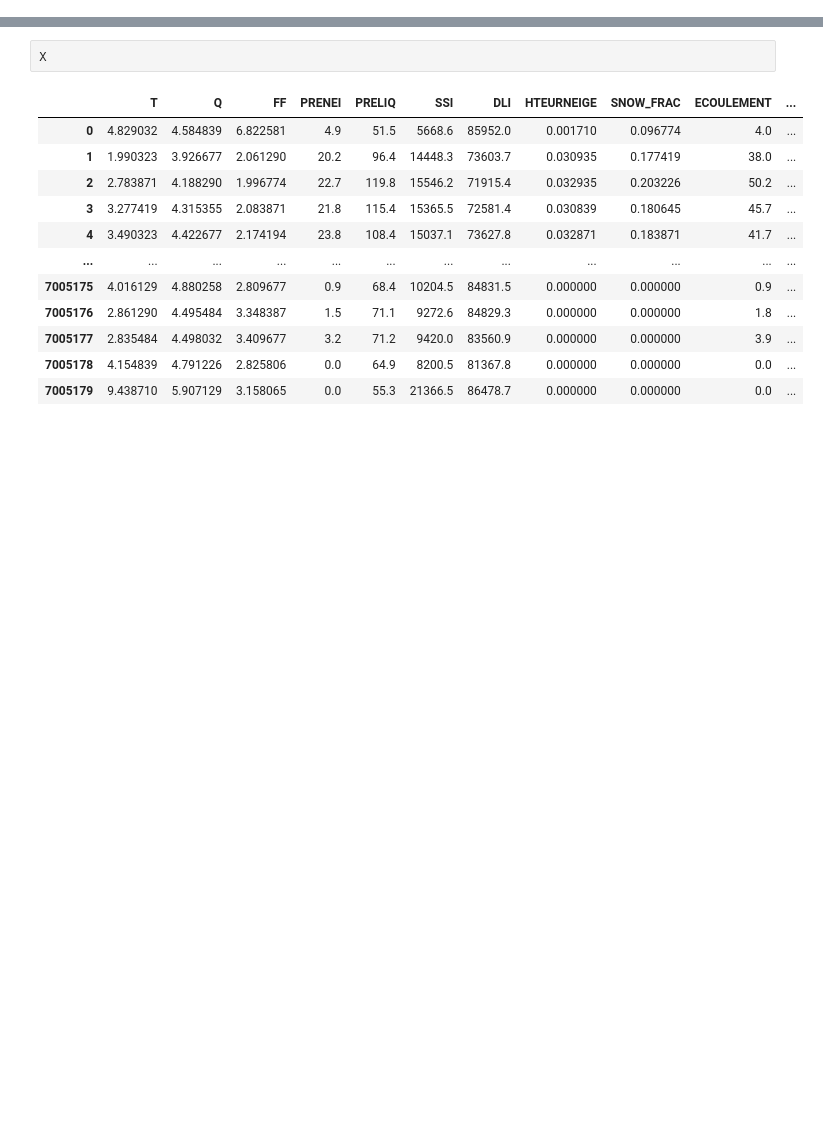
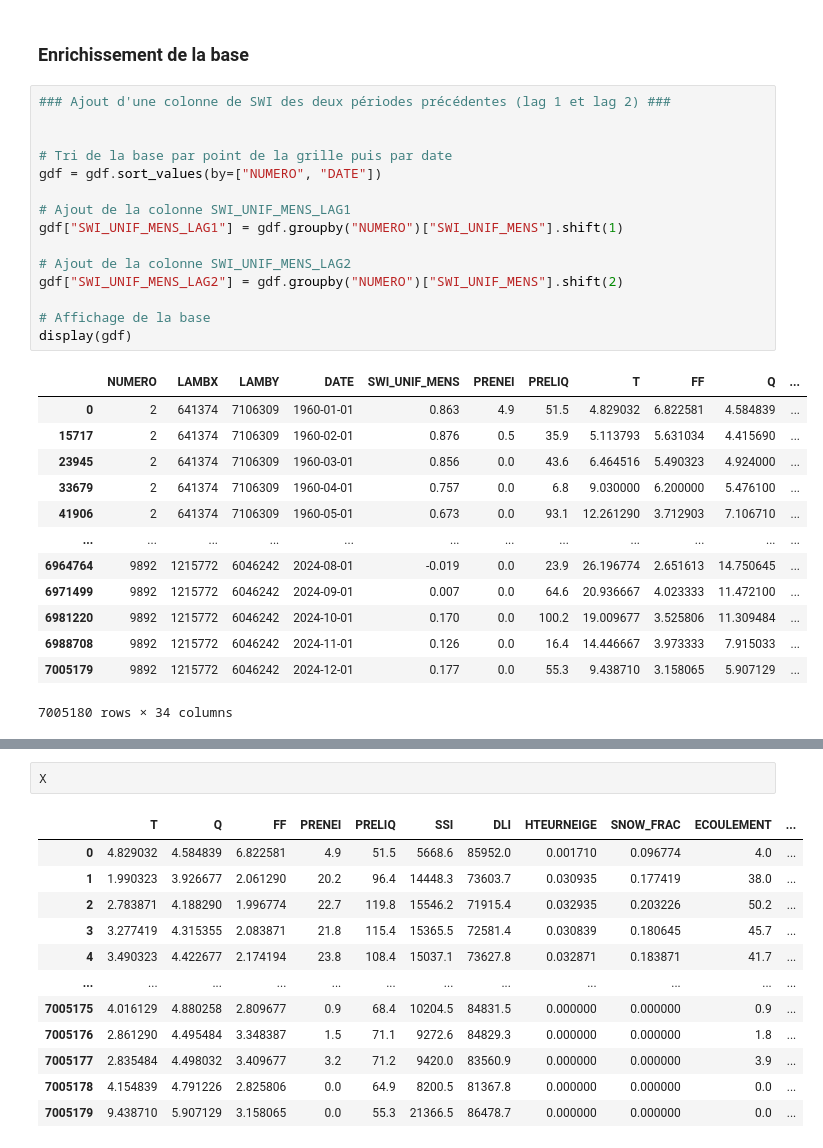
Before and after one commit to Lanouraf/Climate_Risk_Project_SWI_MS_A, a Jupyter notebook: modelisation.ipynb, the cells around one changed output, grey strips where cells are left out. Saved outputs shown, nothing was run; the diff lists cells and outputs as text; blank space fills up the shorter version.

Commit message:
Enrichissement base modélisation (variables lag, cumul et diff) + MAJ commentaires visualisation_stats

```diff
--- a/modelisation.ipynb
+++ b/modelisation.ipynb
@@ -43,3 +85,34 @@ meteo_vars = [
     "WG_RACINE", "WGI_RACINE",
     "TINF_H", "TSUP_H"
 ]
+# %% [markdown]
+### Enrichissement de la base
+# %%
+### Ajout d'une colonne de SWI des deux périodes précédentes (lag 1 et lag 2) ###
+
+
+# Tri de la base par point de la grille puis par date
+gdf = gdf.sort_values(by=["NUMERO", "DATE"])
+
+# Ajout de la colonne SWI_UNIF_MENS_LAG1
+gdf["SWI_UNIF_MENS_LAG1"] = gdf.groupby("NUMERO")["SWI_UNIF_MENS"].shift(1)
+
+# Ajout de la colonne SWI_UNIF_MENS_LAG2
+gdf["SWI_UNIF_MENS_LAG2"] = gdf.groupby("NUMERO")["SWI_UNIF_MENS"].shift(2)
+
+# Affichage de la base
+display(gdf)
+# %% [output]
+|  | NUMERO | LAMBX | LAMBY | DATE | SWI_UNIF_MENS | PRENEI | PRELIQ | T | FF | Q | ... |
+| 0 | 2 | 641374 | 7106309 | 1960-01-01 | 0.863 | 4.9 | 51.5 | 4.829032 | 6.822581 | 4.584839 | ... |
+| 15717 | 2 | 641374 | 7106309 | 1960-02-01 | 0.876 | 0.5 | 35.9 | 5.113793 | 5.631034 | 4.415690 | ... |
+| 23945 | 2 | 641374 | 7106309 | 1960-03-01 | 0.856 | 0.0 | 43.6 | 6.464516 | 5.490323 | 4.924000 | ... |
+| 33679 | 2 | 641374 | 7106309 | 1960-04-01 | 0.757 | 0.0 | 6.8 | 9.030000 | 6.200000 | 5.476100 | ... |
+| 41906 | 2 | 641374 | 7106309 | 1960-05-01 | 0.673 | 0.0 | 93.1 | 12.261290 | 3.712903 | 7.106710 | ... |
+| ... | ... | ... | ... | ... | ... | ... | ... | ... | ... | ... | ... |
+| 6964764 | 9892 | 1215772 | 6046242 | 2024-08-01 | -0.019 | 0.0 | 23.9 | 26.196774 | 2.651613 | 14.750645 | ... |
+| 6971499 | 9892 | 1215772 | 6046242 | 2024-09-01 | 0.007 | 0.0 | 64.6 | 20.936667 | 4.023333 | 11.472100 | ... |
+| 6981220 | 9892 | 1215772 | 6046242 | 2024-10-01 | 0.170 | 0.0 | 100.2 | 19.009677 | 3.525806 | 11.309484 | ... |
+| 6988708 | 9892 | 1215772 | 6046242 | 2024-11-01 | 0.126 | 0.0 | 16.4 | 14.446667 | 3.973333 | 7.915033 | ... |
+| 7005179 | 9892 | 1215772 | 6046242 | 2024-12-01 | 0.177 | 0.0 | 55.3 | 9.438710 | 3.158065 | 5.907129 | ... |
+7005180 rows × 34 columns
```
Also changed, not shown: parts of 11 cells of this notebook, 2 other files.
